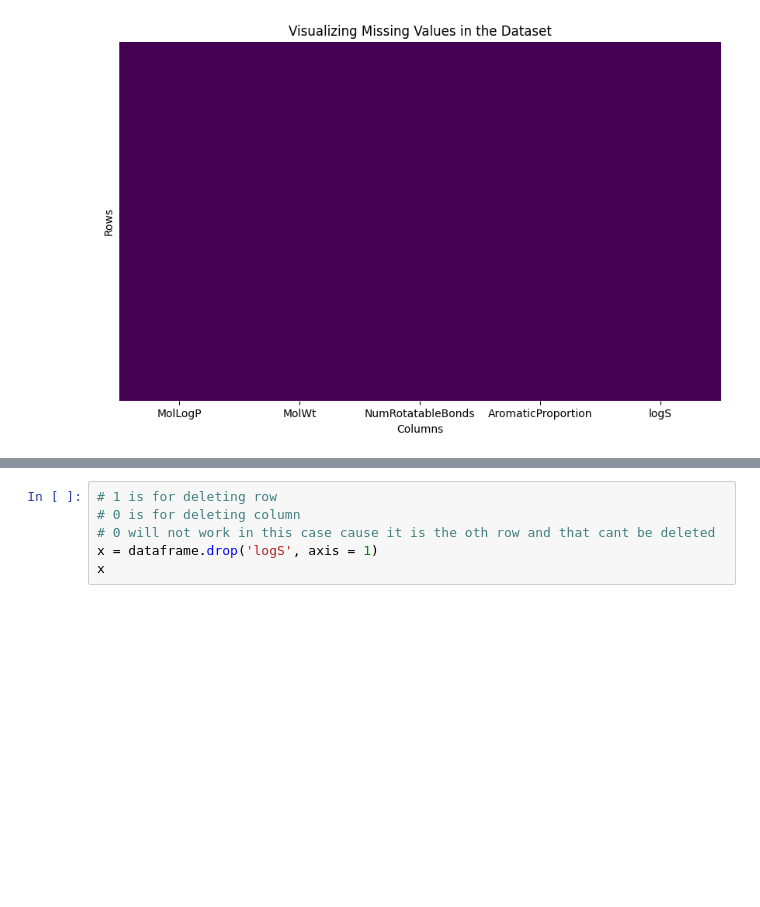
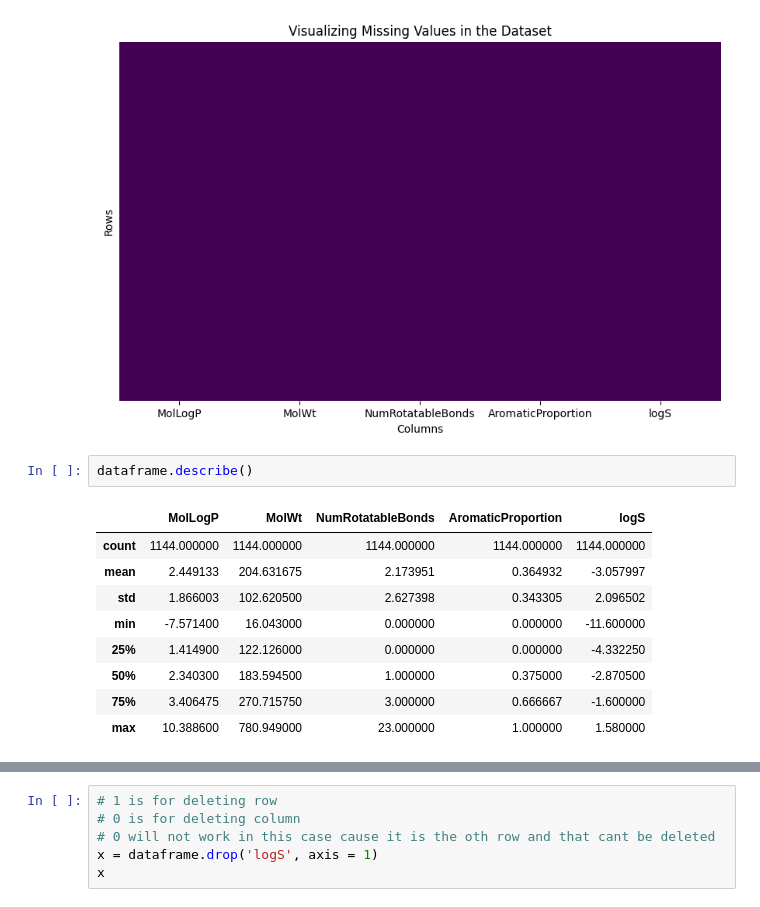
Before and after one commit to sukeerthilangu08/drug-solubility-ml-model, a Jupyter notebook: first_ML_project.ipynb, the cells around one changed output, grey strips where cells are left out. Drawn from its saved outputs; the diff is of its cells as text; blank space fills up the shorter version.

```diff
--- a/first_ML_project.ipynb
+++ b/first_ML_project.ipynb
@@ -87,3 +87,15 @@ plt.xlabel('Columns')
 plt.show()
 # %% [output]
 [figure]
+# %%
+dataframe.describe()
+# %% [output]
+|  | MolLogP | MolWt | NumRotatableBonds | AromaticProportion | logS |
+| count | 1144.000000 | 1144.000000 | 1144.000000 | 1144.000000 | 1144.000000 |
+| mean | 2.449133 | 204.631675 | 2.173951 | 0.364932 | -3.057997 |
+| std | 1.866003 | 102.620500 | 2.627398 | 0.343305 | 2.096502 |
+| min | -7.571400 | 16.043000 | 0.000000 | 0.000000 | -11.600000 |
+| 25% | 1.414900 | 122.126000 | 0.000000 | 0.000000 | -4.332250 |
+| 50% | 2.340300 | 183.594500 | 1.000000 | 0.375000 | -2.870500 |
+| 75% | 3.406475 | 270.715750 | 3.000000 | 0.666667 | -1.600000 |
+| max | 10.388600 | 780.949000 | 23.000000 | 1.000000 | 1.580000 |
```
Also changed, not shown: parts of 1 cell of this notebook.
